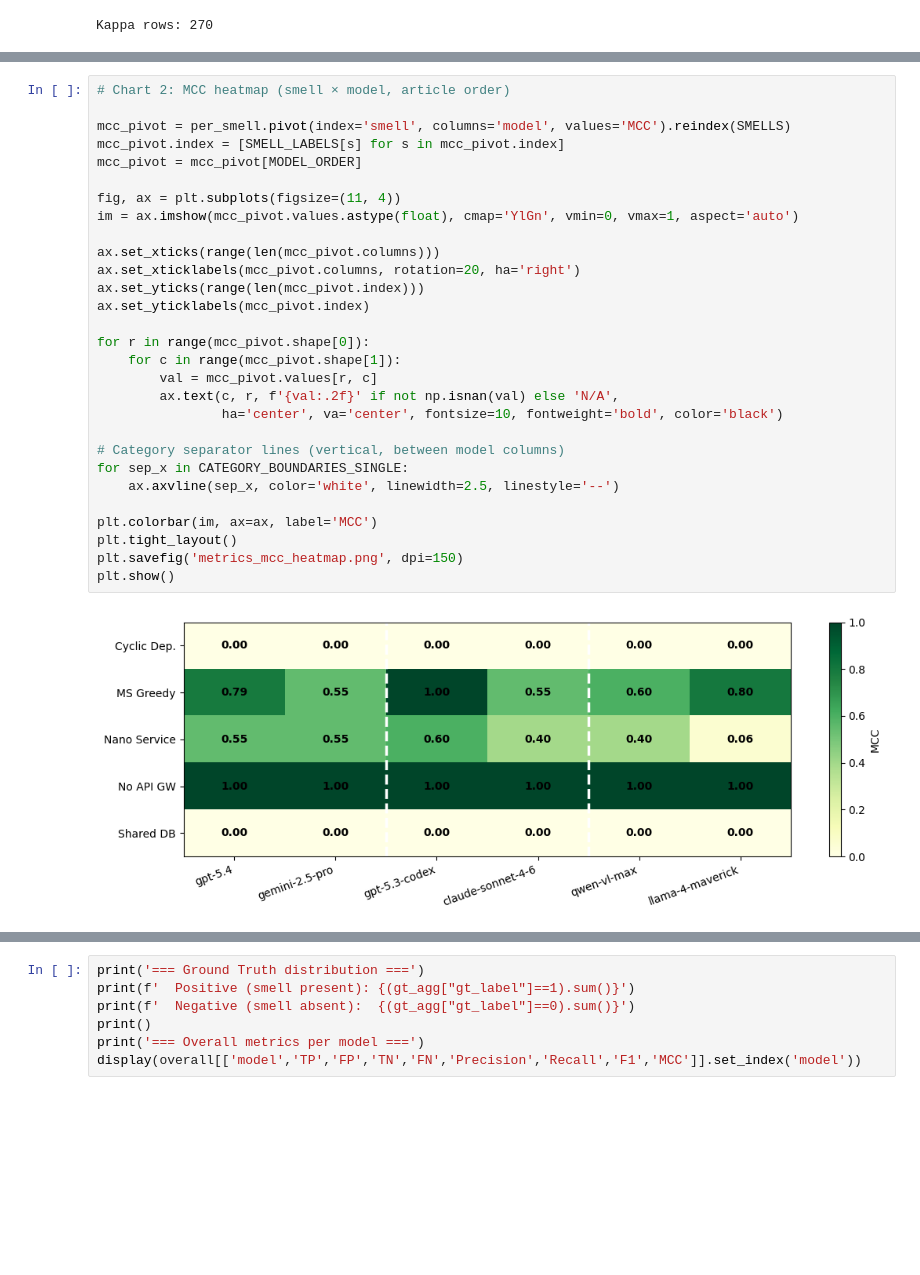
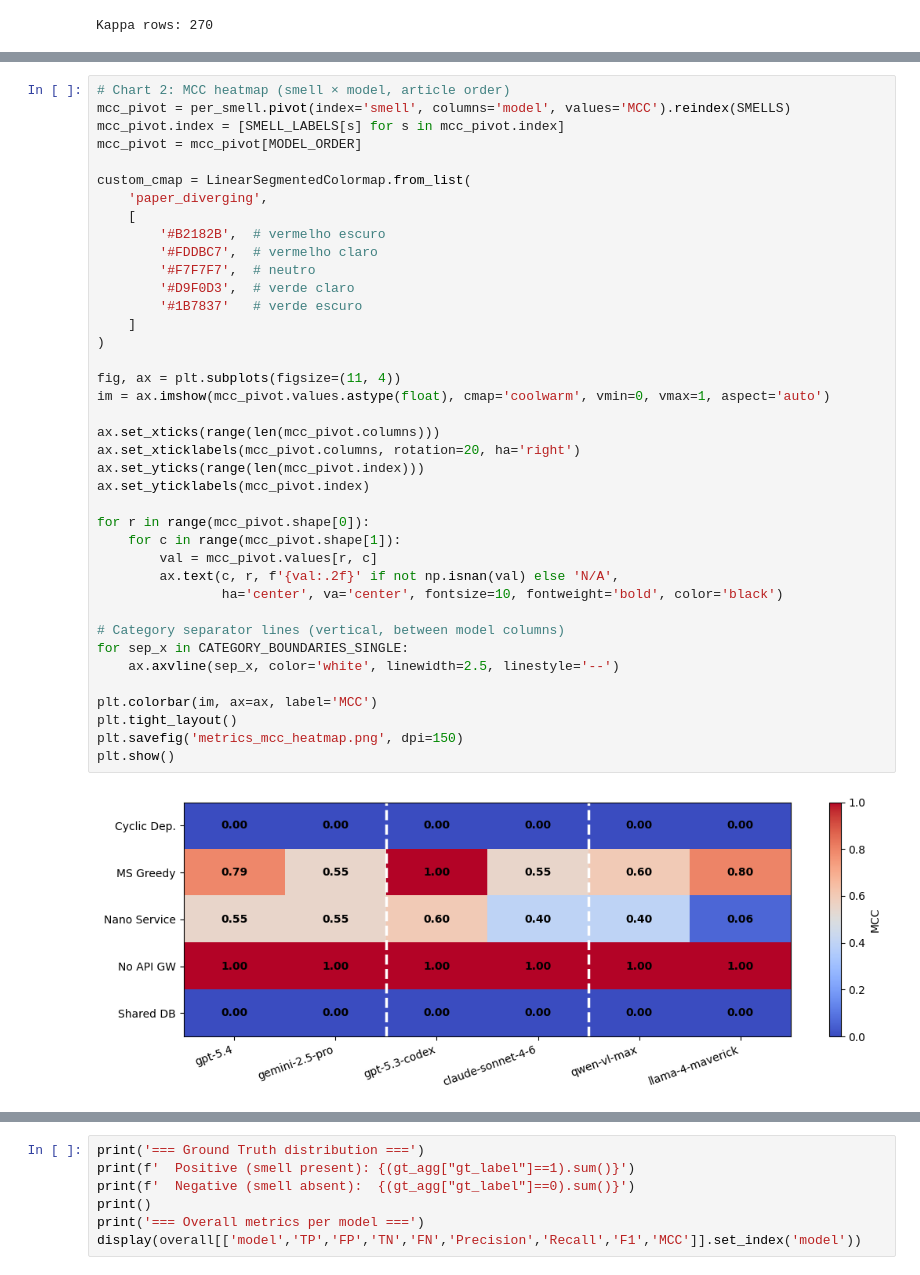
Before and after one commit to mateusmdutra/detect_ms_bad_smells_research, a Jupyter notebook: evaluation/data-analysis.ipynb, the cells around one changed output, grey strips where cells are left out. Drawn from its saved outputs; the diff is of its cells as text; blank space fills up the shorter version.

```diff
--- a/evaluation/data-analysis.ipynb
+++ b/evaluation/data-analysis.ipynb
@@ -433,34 +440,44 @@ plt.show()
 # %%
 # Chart 2: MCC heatmap (smell × model, article order)
-
 mcc_pivot = per_smell.pivot(index='smell', columns='model', values='MCC').reindex(SMELLS)
 mcc_pivot.index = [SMELL_LABELS[s] for s in mcc_pivot.index]
 mcc_pivot = mcc_pivot[MODEL_ORDER]
 
+custom_cmap = LinearSegmentedColormap.from_list(
+    'paper_diverging',
+    [
+        '#B2182B',  # vermelho escuro
+        '#FDDBC7',  # vermelho claro
+        '#F7F7F7',  # neutro
+        '#D9F0D3',  # verde claro
+        '#1B7837'   # verde escuro
+    ]
+)
+
 fig, ax = plt.subplots(figsize=(11, 4))
-im = ax.imshow(mcc_pivot.values.astype(float), cmap='YlGn', vmin=0, vmax=1, aspect='auto')
+im = ax.imshow(mcc_pivot.values.astype(float), cmap='coolwarm', vmin=0, vmax=1, aspect='auto')
 
 ax.set_xticks(range(len(mcc_pivot.columns)))
 ax.set_xticklabels(mcc_pivot.columns, rotation=20, ha='right')
 ax.set_yticks(range(len(mcc_pivot.index)))
 ax.set_yticklabels(mcc_pivot.index)
 
 for r in range(mcc_pivot.shape[0]):
     for c in range(mcc_pivot.shape[1]):
         val = mcc_pivot.values[r, c]
         ax.text(c, r, f'{val:.2f}' if not np.isnan(val) else 'N/A',
                 ha='center', va='center', fontsize=10, fontweight='bold', color='black')
 
 # Category separator lines (vertical, between model columns)
 for sep_x in CATEGORY_BOUNDARIES_SINGLE:
     ax.axvline(sep_x, color='white', linewidth=2.5, linestyle='--')
 
 plt.colorbar(im, ax=ax, label='MCC')
 plt.tight_layout()
 plt.savefig('metrics_mcc_heatmap.png', dpi=150)
 plt.show()
 # %% [output]
-[figure, old version]
+[figure, new version]
 # %%
 # Chart 3: Precision / Recall / MCC per smell (all models combined)
 
```
Also changed, not shown: parts of 5 cells of this notebook, 7 other files.
